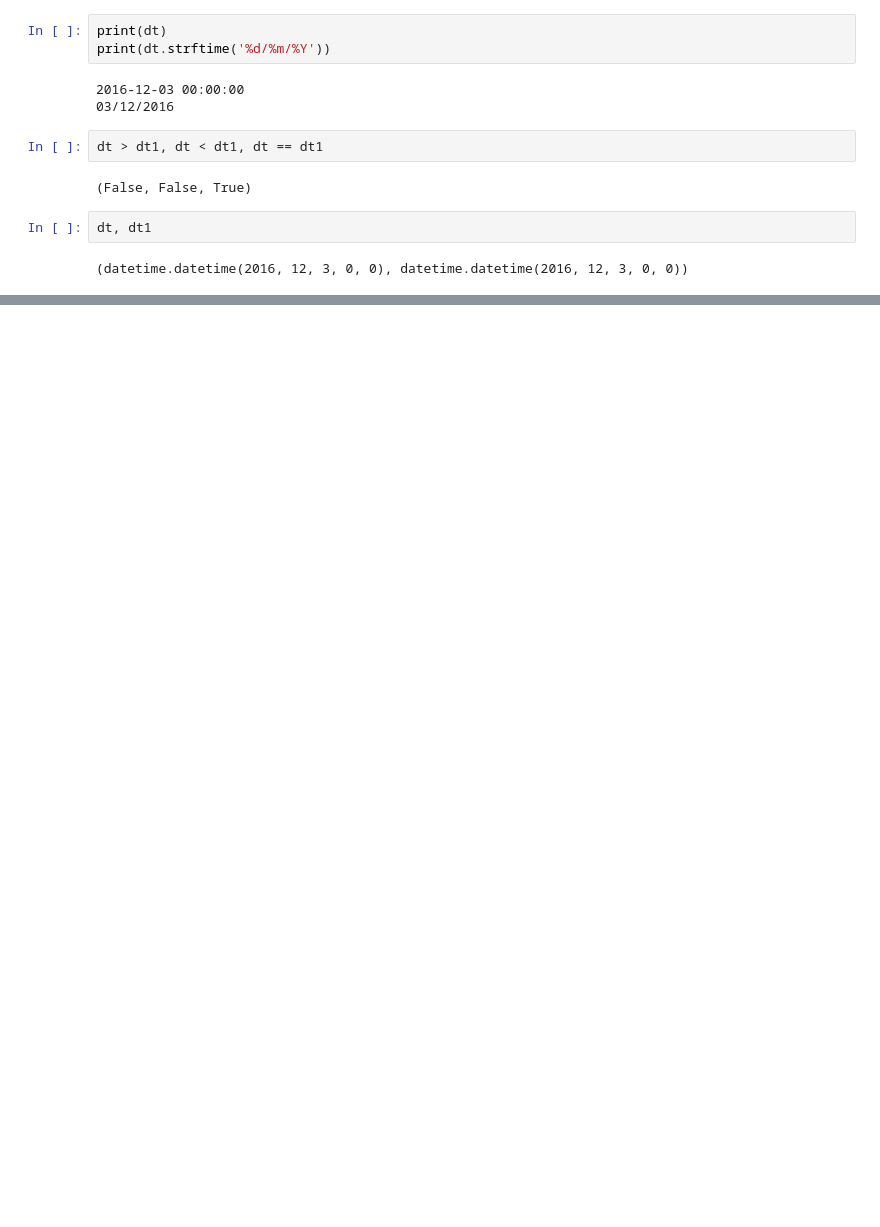
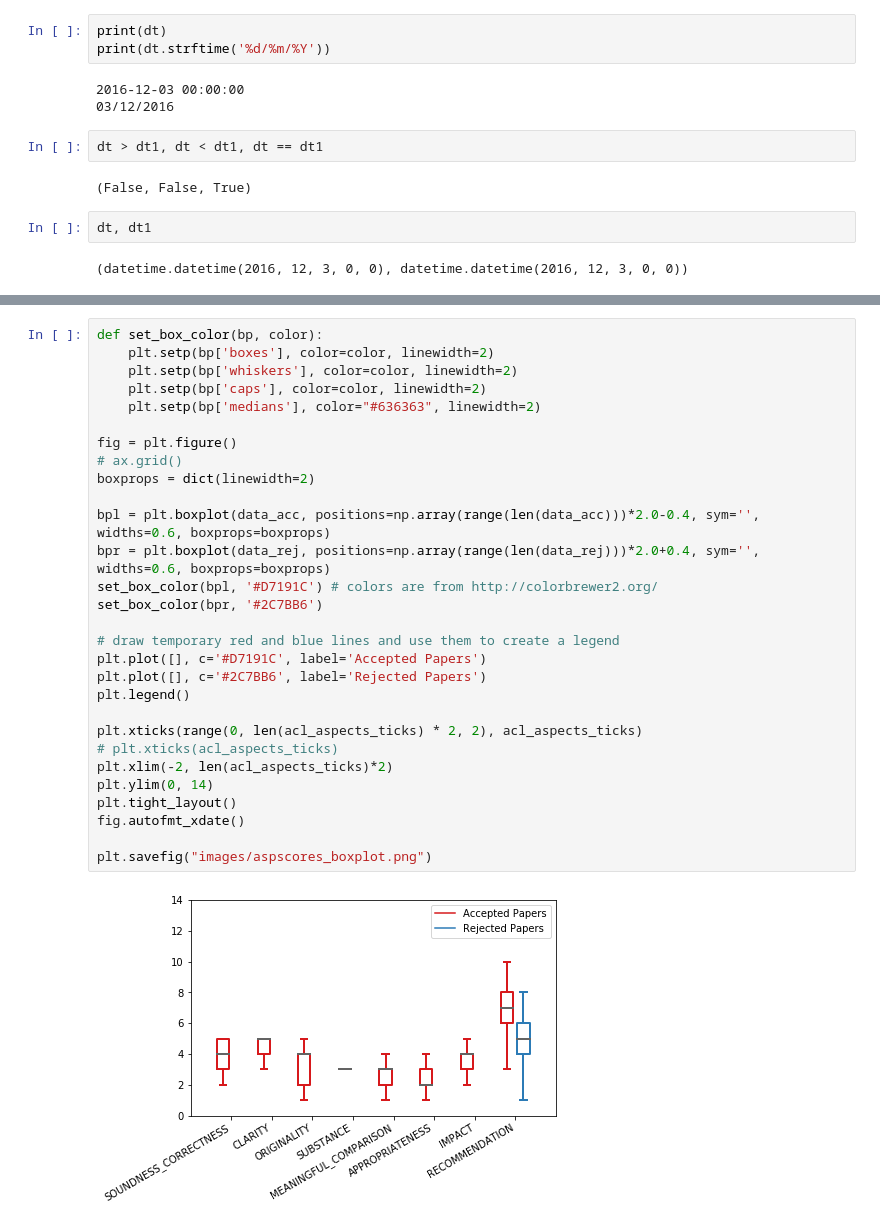
Before and after one commit to shruti-singh/PaperAcceptancePrediction, a Jupyter notebook: shruti/get_pr_features.ipynb, the cells around one changed output, grey strips where cells are left out. Drawn from its saved outputs; the diff is of its cells as text; blank space fills up the shorter version.

```diff
--- a/shruti/get_pr_features.ipynb
+++ b/shruti/get_pr_features.ipynb
@@ -385,0 +473,31 @@ dt, dt1
+# %%
+def set_box_color(bp, color):
+    plt.setp(bp['boxes'], color=color, linewidth=2)
+    plt.setp(bp['whiskers'], color=color, linewidth=2)
+    plt.setp(bp['caps'], color=color, linewidth=2)
+    plt.setp(bp['medians'], color="#636363", linewidth=2)
+
+fig = plt.figure()
+# ax.grid()
+boxprops = dict(linewidth=2)
+
+bpl = plt.boxplot(data_acc, positions=np.array(range(len(data_acc)))*2.0-0.4, sym='', widths=0.6, boxprops=boxprops)
+bpr = plt.boxplot(data_rej, positions=np.array(range(len(data_rej)))*2.0+0.4, sym='', widths=0.6, boxprops=boxprops)
+set_box_color(bpl, '#D7191C') # colors are from http://colorbrewer2.org/
+set_box_color(bpr, '#2C7BB6')
+
+# draw temporary red and blue lines and use them to create a legend
+plt.plot([], c='#D7191C', label='Accepted Papers')
+plt.plot([], c='#2C7BB6', label='Rejected Papers')
+plt.legend()
+
+plt.xticks(range(0, len(acl_aspects_ticks) * 2, 2), acl_aspects_ticks)
+# plt.xticks(acl_aspects_ticks)
+plt.xlim(-2, len(acl_aspects_ticks)*2)
+plt.ylim(0, 14)
+plt.tight_layout()
+fig.autofmt_xdate()
+
+plt.savefig("images/aspscores_boxplot.png")
+# %% [output]
+[figure, added]
```
Also changed, not shown: parts of 15 cells of this notebook.
